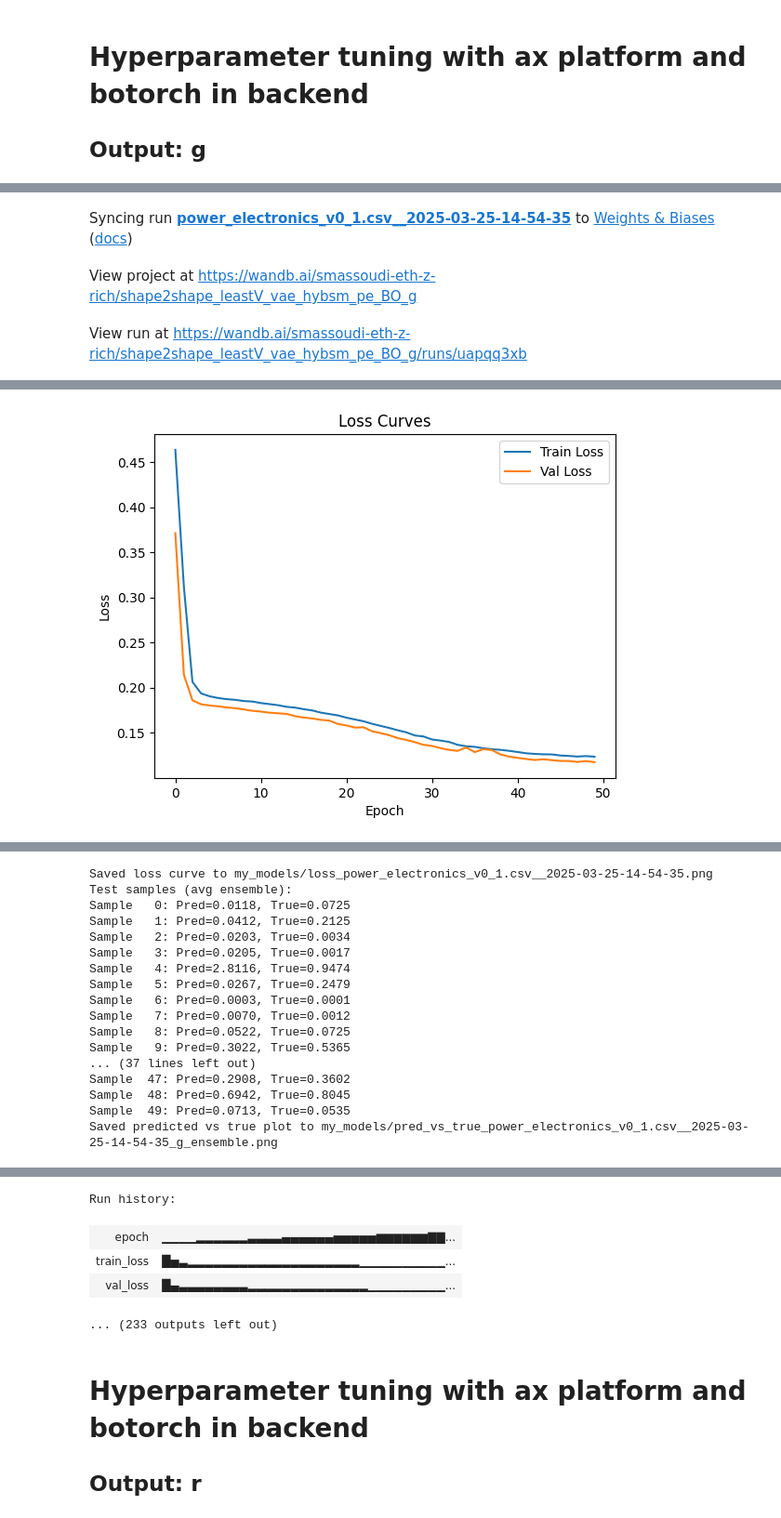
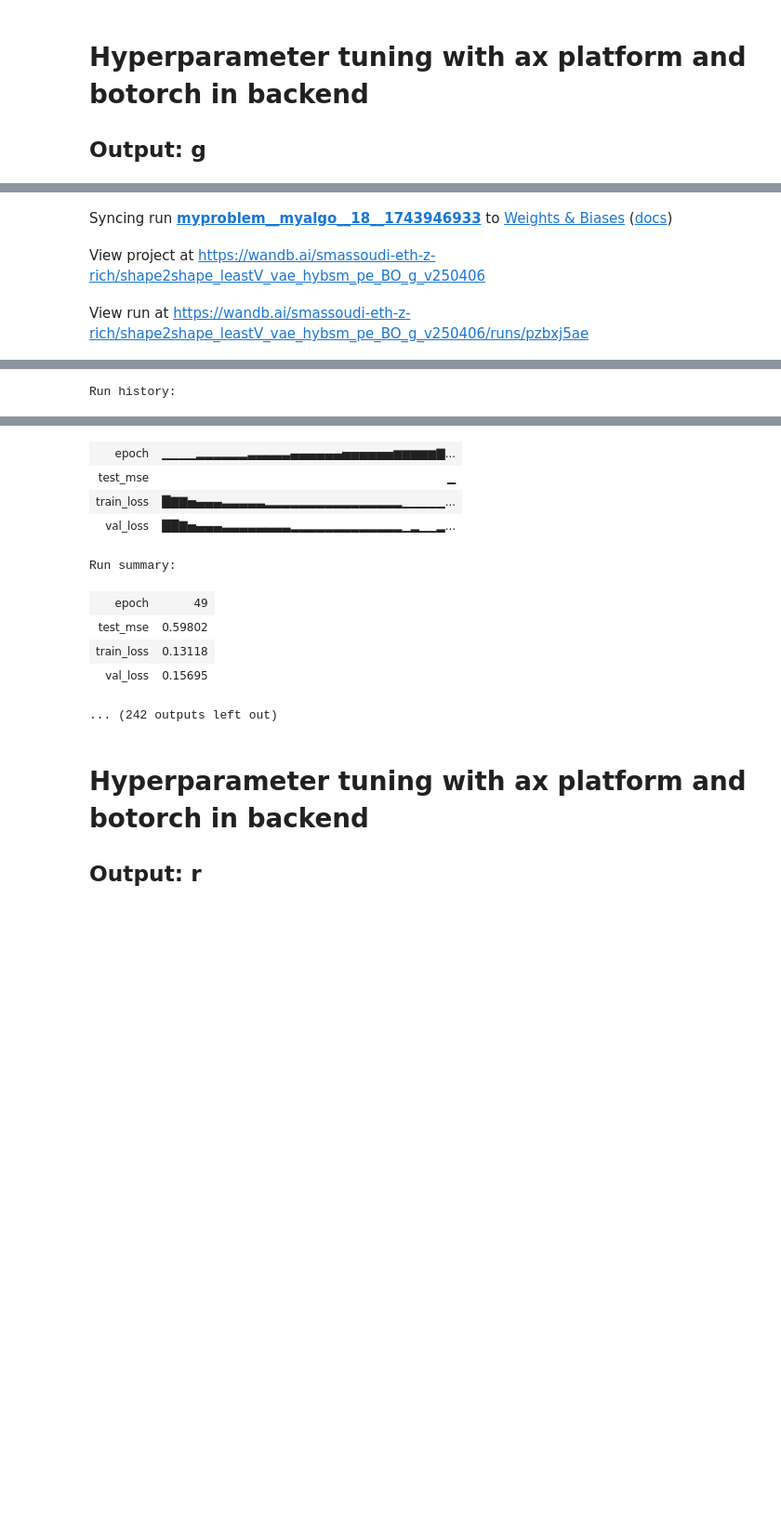
Before and after one commit to Psych17101/EngiOpt, a Jupyter notebook: case_study_pe_notebook.ipynb, the cells around one changed output, grey strips where cells are left out. Shown at 93% size. Drawn from its saved outputs; the diff is of its cells as text; code cells hidden in the pictures; blank space fills up the shorter version.

```diff
--- a/case_study_pe_notebook.ipynb
+++ b/case_study_pe_notebook.ipynb
@@ -102,29 +102,32 @@ import sys
 sys.modules["model_pipeline"] = engiopt.model_pipeline
 from engiopt.vae_mlp_multimodal import Args, main
 
-
 def train_and_evaluate_model(hyperparams: dict) -> float:
     """
     Creates a new Args instance (using defaults that match your command-line call),
-    updates it with hyperparameters from Ax (including l2 penalization),
+    updates it with hyperparameters from Ax (including L2 penalty),
     runs training, and returns the best validation loss.
     """
     args = Args(
-        data_dir="../EngiOpt/data",
-        data_input="power_electronics_v0_1.csv",
+        # Set to load from Hugging Face (and disable local file loading)
+        huggingface_repo="IDEALLab/power_electronics_v0",
+        huggingface_split="train",
         init_col="",
         opt_col="",
-        target_col="g",
+        target_col="DcGain",
         log_target=True,
-        params_cols=["C1", "C2", "C3", "C4", "C5", "C6", "L1", "L2", "L3", "T1"],
+        params_cols=["initial_design_0","initial_design_1","initial_design_2",
+                     "initial_design_3","initial_design_4","initial_design_5",
+                     "initial_design_6","initial_design_7","initial_design_8",
+                     "initial_design_9"],
         strip_column_spaces=True,
-        flatten_columns=[],  # no flattening for PE dataset
+        flatten_columns=["initial_design"],  # flatten the column for PE dataset
         lambda_lv=1e-2,
         learning_rate=1e-3,   # default; will be overwritten
         structured=False,     # plain MLP mode
         hidden_layers=2,      # default; will be overwritten
         hidden_size=128,      # default; will be overwritten
-        activation= "tanh",    # default; will be overwritten
+        activation="tanh",    # default; will be overwritten
         latent_dim=8,
         n_epochs=50,
         batch_size=64,        # default; will be overwritten
@@ -132,8 +135,9 @@ def train_and_evaluate_model(hyperparams: dict) -> float:
         l2_lambda=1e-3,       # default; will be overwritten
         scale_target=True,
         track=True,
-        wandb_project="shape2shape_leastV_vae_hybsm_pe_BO_g",
-        seed=[18],
+        wandb_project="shape2shape_leastV_vae_hybsm_pe_BO_g_v250406",
+        seed=18,
+        n_ensembles=1,
         save_model=True,
         model_output_dir="my_models",
         test_model=True
@@ -143,15 +147,14 @@ def train_and_evaluate_model(hyperparams: dict) -> float:
     args.hidden_layers = int(hyperparams["hidden_layers"])
     args.hidden_size = int(hyperparams["hidden_size"])
     args.batch_size = int(hyperparams["batch_size"])
-    args.l2_lambda = hyperparams["l2_lambda"]  # NEW: update the L2 penalty weight.
+    args.l2_lambda = hyperparams["l2_lambda"]
     args.activation = hyperparams["activation"]
 
-
-    # Run training; main(args) must return best_val_loss.
+    # Run training; main(args) must return the best validation loss.
     best_val_loss = main(args)
     return best_val_loss
 
-# Now run the Ax high-level optimize function with the additional hyperparameter.
+# Run the Ax high-level optimize function.
 best_parameters, best_values, experiment, model = optimize(
     parameters=[
         {
@@ -176,7 +179,7 @@ best_parameters, best_values, experiment, model = optimize(
             "values": [8, 16, 32, 64, 128],
         },
         {
-            "name": "l2_lambda",           # NEW: L2 penalty hyperparameter.
+            "name": "l2_lambda",  # L2 penalty hyperparameter.
             "type": "range",
             "bounds": [1e-6, 1e-3],
             "log_scale": True,
@@ -217,3 +220,3 @@ Run data is saved locally in /Users/smassoudi/Library/CloudStorage/OneDrive-ETHZ
-Syncing run power_electronics_v0_1.csv__2025-03-25-14-54-35 to Weights & Biases (docs)
+Syncing run myproblem__myalgo__18__1743946933 to Weights & Biases (docs)
-View project at https://wandb.ai/smassoudi-eth-z-rich/shape2shape_leastV_vae_hybsm_pe_BO_g
+View project at https://wandb.ai/smassoudi-eth-z-rich/shape2shape_leastV_vae_hybsm_pe_BO_g_v250406
-View run at https://wandb.ai/smassoudi-eth-z-rich/shape2shape_leastV_vae_hybsm_pe_BO_g/runs/uapqq3xb
+View run at https://wandb.ai/smassoudi-eth-z-rich/shape2shape_leastV_vae_hybsm_pe_BO_g_v250406/runs/pzbxj5ae
@@ -237 +239,0 @@ Saved pipeline to my_models/final_pipeline_power_electronics_v0_1.csv__2025-03-2
-[figure, removed]
@@ -238,17 +241 @@ Saved pipeline to my_models/final_pipeline_power_electronics_v0_1.csv__2025-03-2
-Saved loss curve to my_models/loss_power_electronics_v0_1.csv__2025-03-25-14-54-35.png
-Test samples (avg ensemble):
-Sample   0: Pred=0.0118, True=0.0725
-Sample   1: Pred=0.0412, True=0.2125
-Sample   2: Pred=0.0203, True=0.0034
-Sample   3: Pred=0.0205, True=0.0017
-Sample   4: Pred=2.8116, True=0.9474
-Sample   5: Pred=0.0267, True=0.2479
-Sample   6: Pred=0.0003, True=0.0001
-Sample   7: Pred=0.0070, True=0.0012
-Sample   8: Pred=0.0522, True=0.0725
-Sample   9: Pred=0.3022, True=0.5365
-... (37 lines left out)
-Sample  47: Pred=0.2908, True=0.3602
-Sample  48: Pred=0.6942, True=0.8045
-Sample  49: Pred=0.0713, True=0.0535
-Saved predicted vs true plot to my_models/pred_vs_true_power_electronics_v0_1.csv__2025-03-25-14-54-35_g_ensemble.png
+Run history:
@@ -256,8 +242,13 @@ Saved predicted vs true plot to my_models/pred_vs_true_power_electronics_v0_1.cs
+| epoch | ▁▁▁▁▂▂▂▂▂▂▃▃▃▃▃▄▄▄▄▄▄▅▅▅▅▅▅▆▆▆▆▆▇... |
+| test_mse | ▁ |
+| train_loss | █▇▇▅▄▄▄▃▃▃▃▃▂▂▂▂▂▂▂▂▂▂▂▂▂▂▂▂▁▁▁▁▁... |
+| val_loss | ██▇▅▄▄▄▃▃▃▃▃▃▃▃▂▂▂▂▂▂▂▂▂▂▂▂▂▁▂▁▁▂... |
-Run history:
+Run summary:
-| epoch | ▁▁▁▁▂▂▂▂▂▂▃▃▃▃▄▄▄▄▄▄▅▅▅▅▅▆▆▆▆▆▆▇▇... |
-| train_loss | █▅▃▂▂▂▂▂▂▂▂▂▂▂▂▂▂▂▂▂▂▂▂▁▁▁▁▁▁▁▁▁▁... |
-| val_loss | █▄▃▃▃▃▃▃▃▃▂▂▂▂▂▂▂▂▂▂▂▂▂▂▁▁▁▁▁▁▁▁▁... |
+| epoch | 49 |
+| test_mse | 0.59802 |
+| train_loss | 0.13118 |
+| val_loss | 0.15695 |
-... (233 outputs left out)
+... (242 outputs left out)
 # %% [markdown]
 # Hyperparameter tuning with ax platform and botorch in backend
 
```
Also changed, not shown: parts of 5 cells of this notebook, 3 other files.
